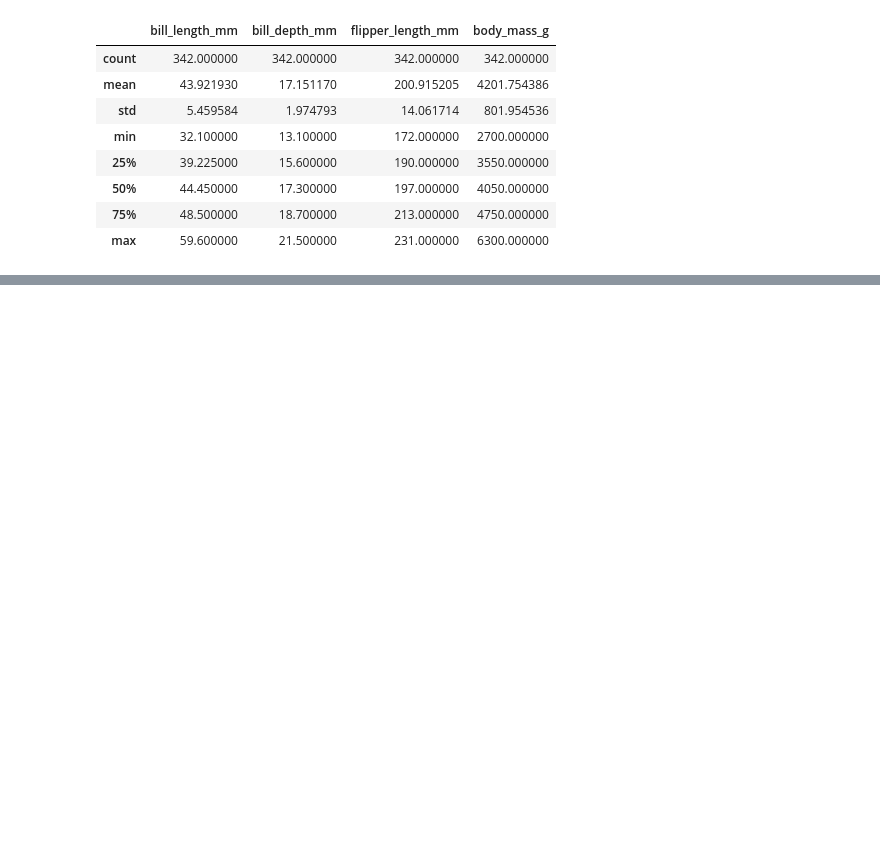
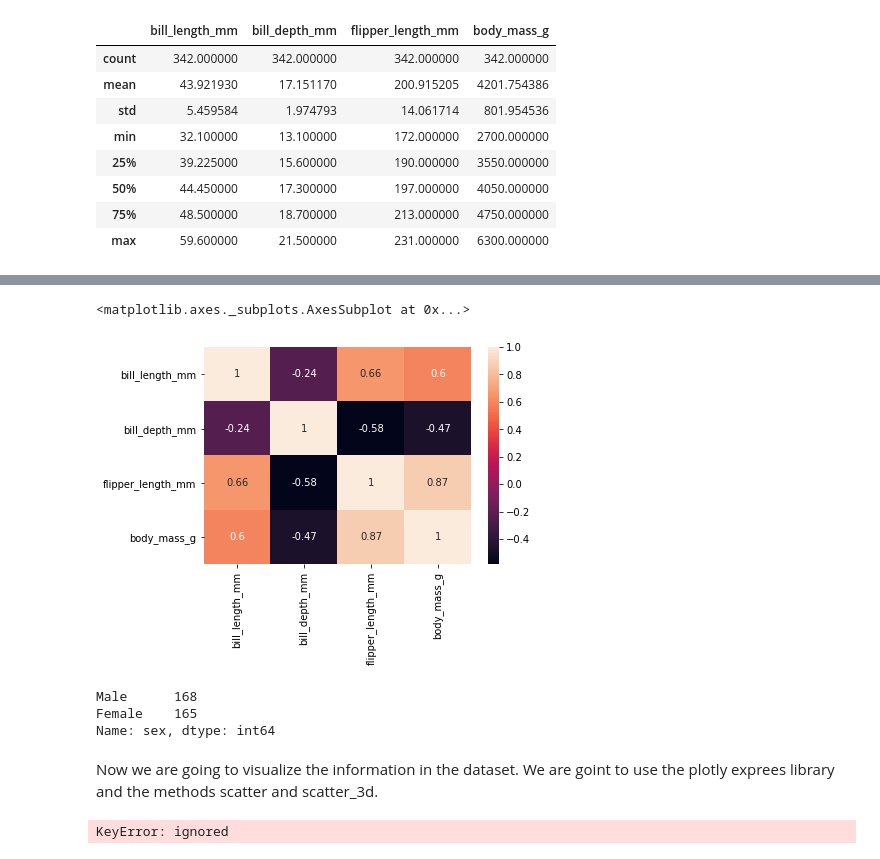
Before and after one commit to jvallalta/ia3, a Jupyter notebook: ML_Exercises.ipynb, the cells around one changed output, grey strips where cells are left out. Drawn from its saved outputs; the diff is of its cells as text; code cells hidden in the pictures; blank space fills up the shorter version.

```diff
--- a/ML_Exercises.ipynb
+++ b/ML_Exercises.ipynb
@@ -75,0 +93,21 @@ penguin.describe()
+# %%
+# Correlations
+sns.heatmap(penguin.corr(), annot=True)
+# %% [output]
+<matplotlib.axes._subplots.AxesSubplot at 0x...>
+[figure, added]
+# %%
+# Unique values targe
+penguin['sex'].value_counts()
+# %% [output]
+Male      168
+Female    165
+Name: sex, dtype: int64
+# %% [markdown]
+Now we are going to visualize the information in the dataset. We are goint to use the plotly exprees library and the methods scatter and scatter_3d.
+# %%
+# A scatter plot of bill_length_mm versus bill_depth_mm
+fig = px.scatter(penguin, x='bill_length_mm', y='bill_depth_mm', color='sex')
+fig.show()
+# %% [output]
+KeyError: ignored
```
Also changed, not shown: parts of 3 cells of this notebook.
